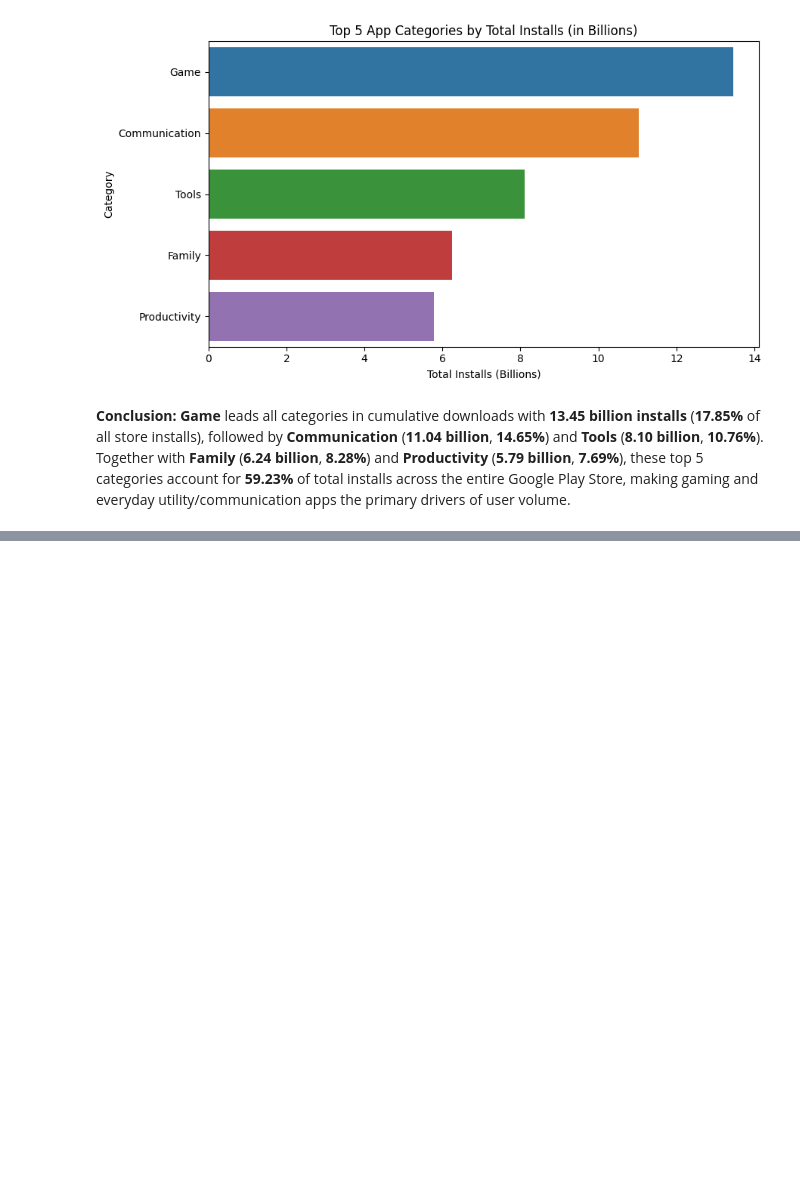
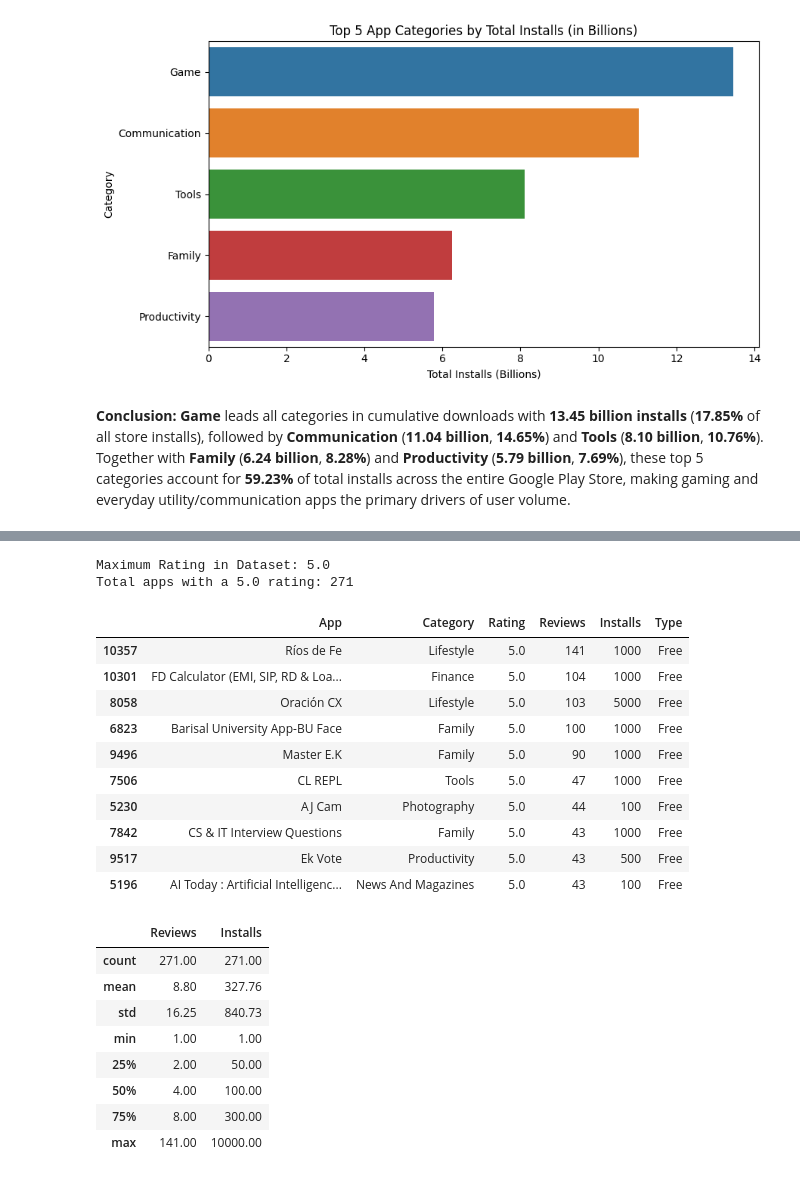
Before and after one commit to eishutamori/App-Insights-EDA, a Jupyter notebook: notebooks/EDA01_App_Insights_Analysis.ipynb, the cells around one changed output, grey strips where cells are left out. Saved outputs shown, nothing was run; the diff lists cells and outputs as text; code cells hidden in the pictures; blank space fills up the shorter version.

Commit message:
Complete all Basic, Medium, and Advanced EDA questions and final report

```diff
--- a/notebooks/EDA01_App_Insights_Analysis.ipynb
+++ b/notebooks/EDA01_App_Insights_Analysis.ipynb
@@ -748,0 +755,39 @@ plt.show()
+# %%
+# Check how many apps achieved the maximum rating of 5.0
+max_rating = df['Rating'].max()
+top_rated_pool = df[df['Rating'] == max_rating]
+print(f"Maximum Rating in Dataset: {max_rating}")
+print(f"Total apps with a {max_rating} rating: {len(top_rated_pool)}")
+
+# Sort 5.0-rated apps by Reviews and Installs (descending) to inspect the top 10 most established ones
+top_10_highest_rated = top_rated_pool.sort_values(
+    by=['Reviews', 'Installs'], ascending=False
+)[['App', 'Category', 'Rating', 'Reviews', 'Installs', 'Type']].head(10)
+
+display(top_10_highest_rated)
+
+# Compare Reviews and Installs distribution across all 5.0-rated apps
+display(top_rated_pool[['Reviews', 'Installs']].describe().round(2))
+# %% [output]
+Maximum Rating in Dataset: 5.0
+Total apps with a 5.0 rating: 271
+|  | App | Category | Rating | Reviews | Installs | Type |
+| 10357 | Ríos de Fe | Lifestyle | 5.0 | 141 | 1000 | Free |
+| 10301 | FD Calculator (EMI, SIP, RD & Loa... | Finance | 5.0 | 104 | 1000 | Free |
+| 8058 | Oración CX | Lifestyle | 5.0 | 103 | 5000 | Free |
+| 6823 | Barisal University App-BU Face | Family | 5.0 | 100 | 1000 | Free |
+| 9496 | Master E.K | Family | 5.0 | 90 | 1000 | Free |
+| 7506 | CL REPL | Tools | 5.0 | 47 | 1000 | Free |
+| 5230 | AJ Cam | Photography | 5.0 | 44 | 100 | Free |
+| 7842 | CS & IT Interview Questions | Family | 5.0 | 43 | 1000 | Free |
+| 9517 | Ek Vote | Productivity | 5.0 | 43 | 500 | Free |
+| 5196 | AI Today : Artificial Intelligenc... | News And Magazines | 5.0 | 43 | 100 | Free |
+|  | Reviews | Installs |
+| count | 271.00 | 271.00 |
+| mean | 8.80 | 327.76 |
+| std | 16.25 | 840.73 |
+| min | 1.00 | 1.00 |
+| 25% | 2.00 | 50.00 |
+| 50% | 4.00 | 100.00 |
+| 75% | 8.00 | 300.00 |
+| max | 141.00 | 10000.00 |
```
Also changed, not shown: parts of 15 cells of this notebook.
